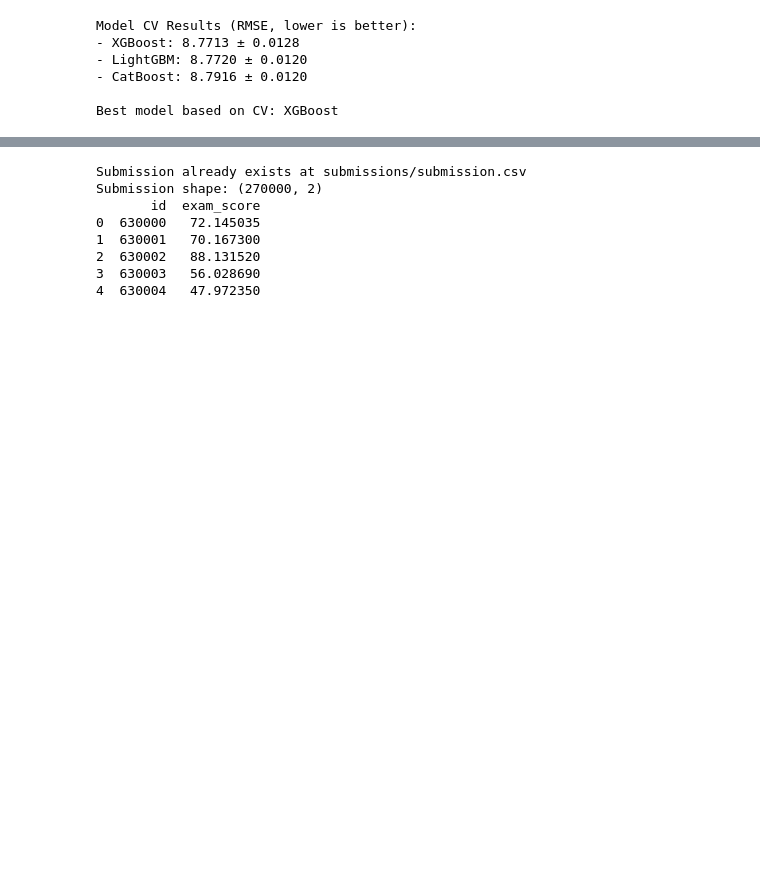
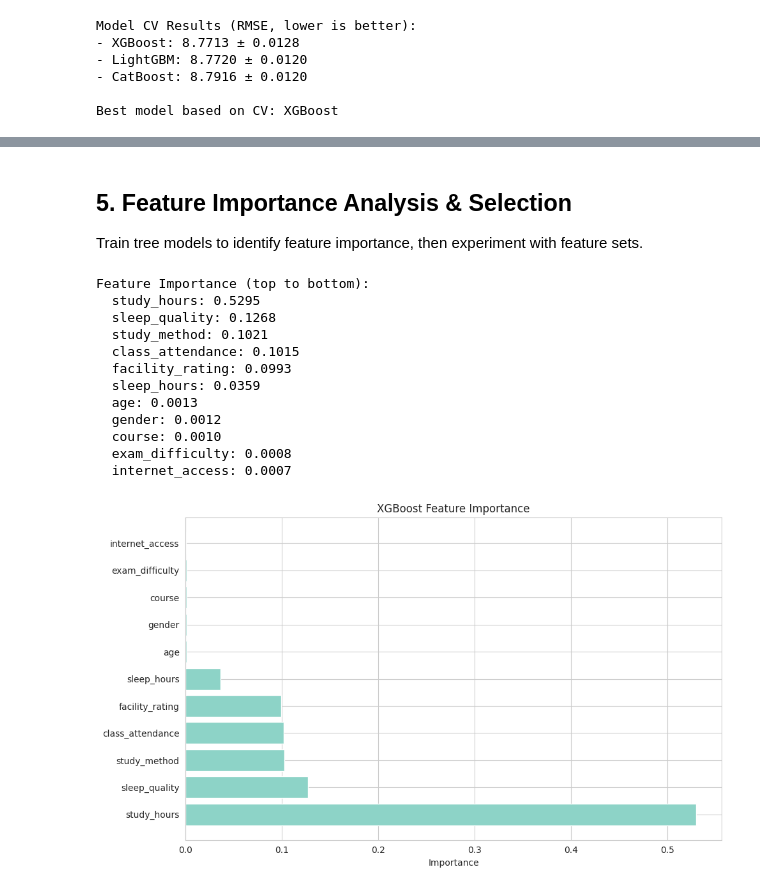
Before and after one commit to drthgz/kaggle-challenges, a Jupyter notebook: 2026-01/notebook.ipynb, the cells around one changed output, grey strips where cells are left out. Cells and saved outputs as stored; diff of their text form; code cells hidden in the pictures; blank space fills up the shorter version.

```diff
--- a/2026-01/notebook.ipynb
+++ b/2026-01/notebook.ipynb
@@ -484,40 +443,39 @@ Ensures the best-model submission file exists and previews the content required
-# %%
-# Ensure best-model submission exists and preview
-sub_path = OUTPUT_PATH / 'submission.csv'
-
-if not sub_path.exists():
-    print("submission.csv not found. Regenerating with best model:", best_model_name)
-    if best_model_name == 'LightGBM':
-        model_tmp = build_lgbm()
-        model_tmp.fit(X_lgb, y_full)
-        best_preds = model_tmp.predict(X_test_lgb)
-    elif best_model_name == 'XGBoost':
-        model_tmp = build_xgb()
-        model_tmp.fit(X_lgb, y_full)
-        best_preds = model_tmp.predict(X_test_lgb)
-    elif best_model_name == 'CatBoost':
-        model_tmp = build_cat()
-        model_tmp.fit(X_cb, y_full, cat_features=cat_feature_indices, verbose=False)
-        best_preds = model_tmp.predict(test_cb)
-    else:
-        model_tmp = baseline_model
-        best_preds = model_tmp.predict(X_test_lgb)
-    submission_best = submission_sample.copy()
-    submission_best['exam_score'] = best_preds
-    submission_best.to_csv(sub_path, index=False)
-    print(f"Best-model submission regenerated at {sub_path}")
-else:
-    print(f"Submission already exists at {sub_path}")
-
-submission_preview = pd.read_csv(sub_path)
-print(f"Submission shape: {submission_preview.shape}")
-print(submission_preview.head())
-# %% [output]
-Submission already exists at submissions/submission.csv
-Submission shape: (270000, 2)
-       id  exam_score
-0  630000   72.145035
-1  630001   70.167300
-2  630002   88.131520
-3  630003   56.028690
-4  630004   47.972350
+# %% [markdown]
+## 5. Feature Importance Analysis & Selection
+Train tree models to identify feature importance, then experiment with feature sets.
+# %%
+# Train quick XGBoost to get feature importance
+xgb_import = XGBRegressor(n_estimators=200, learning_rate=0.1, max_depth=5, random_state=42)
+xgb_import.fit(X_lgb, y_full)
+
+# Extract feature importance
+feat_import_dict = dict(zip(numeric_features + categorical_features, xgb_import.feature_importances_))
+feat_import_sorted = sorted(feat_import_dict.items(), key=lambda x: x[1], reverse=True)
+
+print("Feature Importance (top to bottom):")
+for feat, imp in feat_import_sorted:
+    print(f"  {feat}: {imp:.4f}")
+
+# Visualize
+plt.figure(figsize=(10, 6))
+feats = [f[0] for f in feat_import_sorted]
+imps = [f[1] for f in feat_import_sorted]
+plt.barh(feats, imps)
+plt.xlabel('Importance')
+plt.title('XGBoost Feature Importance')
+plt.tight_layout()
+plt.show()
+# %% [output]
+Feature Importance (top to bottom):
+  study_hours: 0.5295
+  sleep_quality: 0.1268
+  study_method: 0.1021
+  class_attendance: 0.1015
+  facility_rating: 0.0993
+  sleep_hours: 0.0359
+  age: 0.0013
+  gender: 0.0012
+  course: 0.0010
+  exam_difficulty: 0.0008
+  internet_access: 0.0007
+[figure, added]
```
Also changed, not shown: parts of 6 cells of this notebook, 3 other files.
